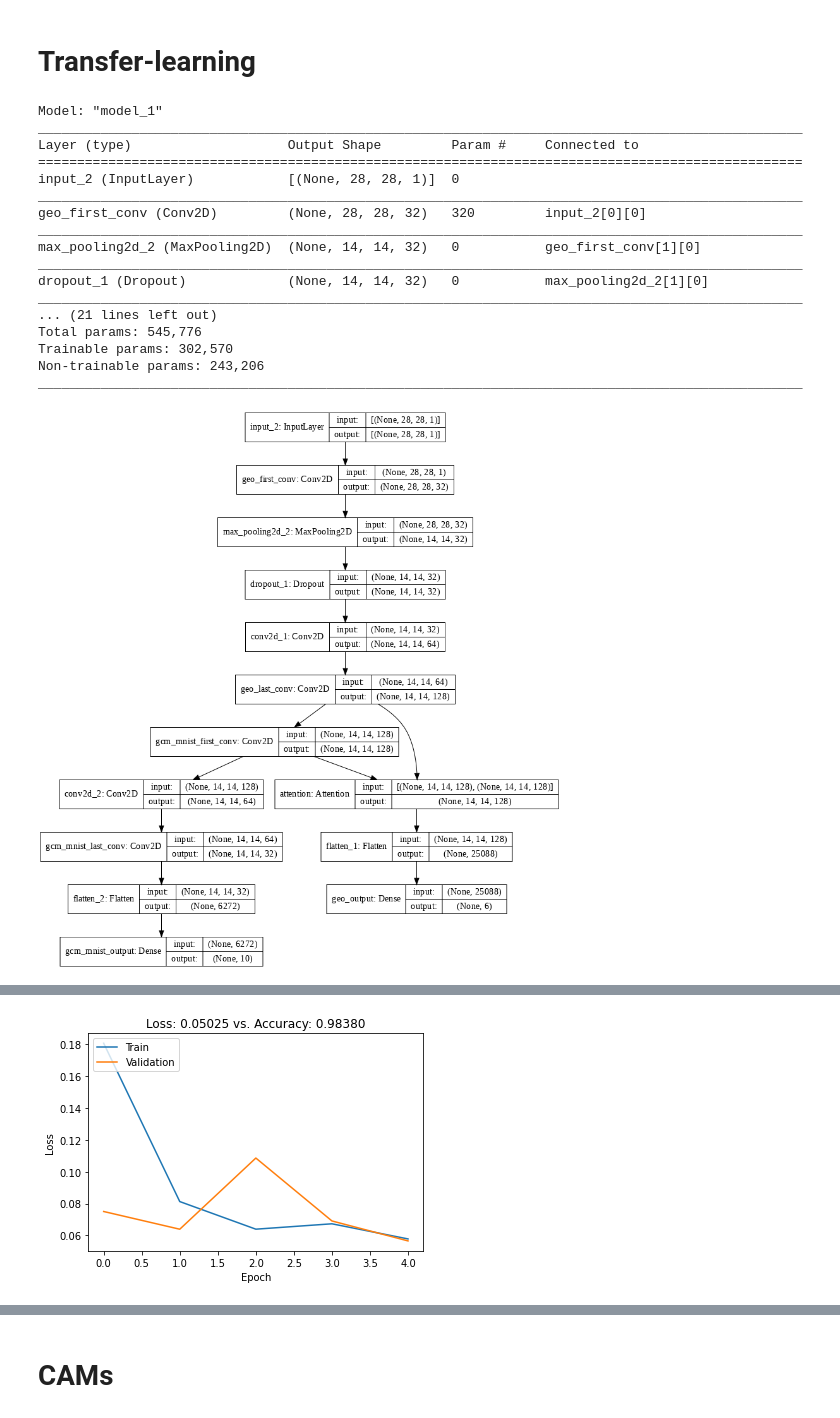
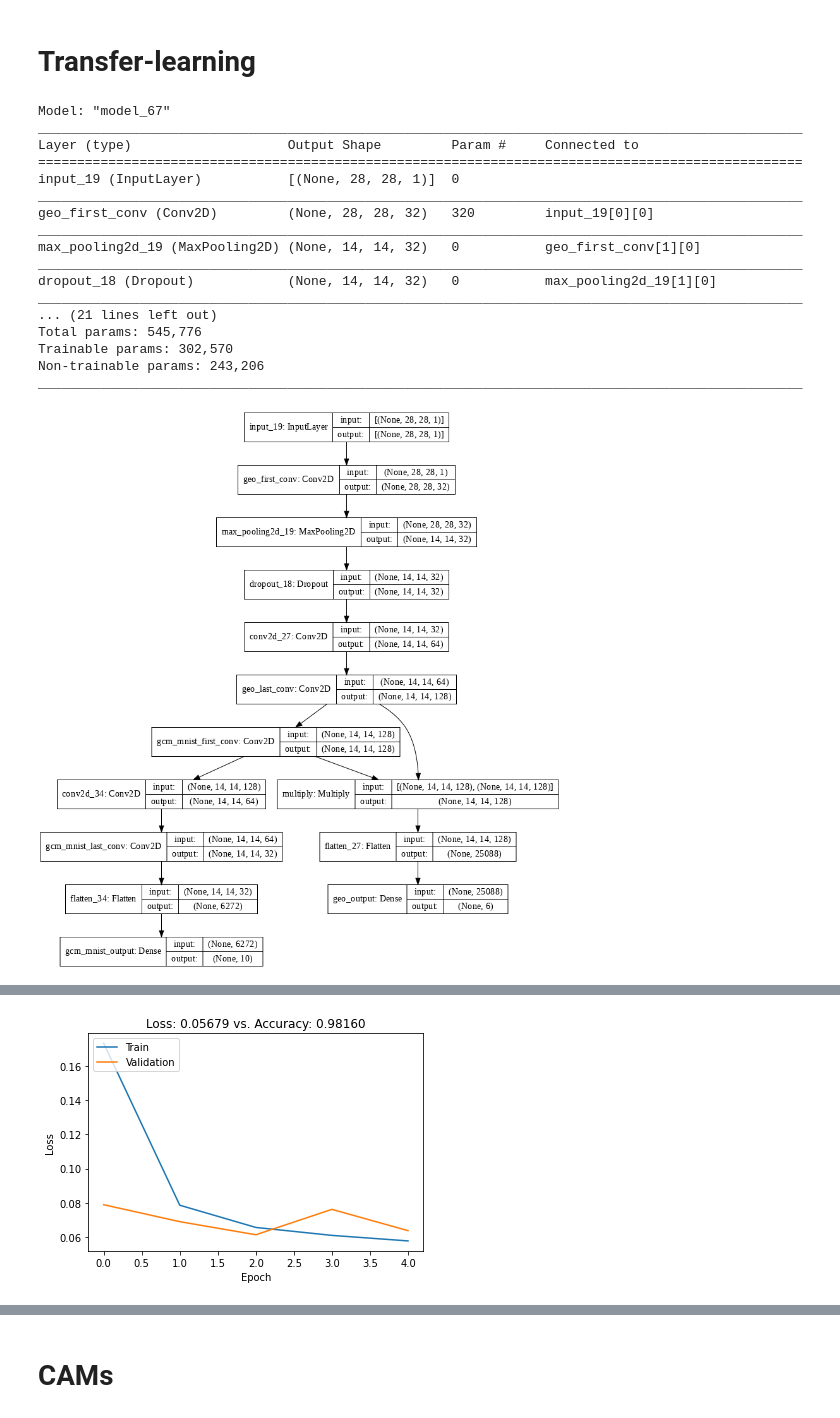
Before and after one commit to fsilvestrim/thesis, a Jupyter notebook: Geo_Cam.ipynb, the cells around one changed output, grey strips where cells are left out. Cells and saved outputs as stored; diff of their text form; code cells hidden in the pictures.

```diff
--- a/Geo_Cam.ipynb
+++ b/Geo_Cam.ipynb
@@ -381,36 +379,29 @@ show_prediction(image, truth, prediction, dataset[2])
 # %%
 geo_model_copy = copy_model(model_geo, False)
 input = geo_model_copy.input
-geo_last, geo2_last, last = None, None, None
+geo_last, geo2_last, last = input, None, None
 
-# utilize a lambda layer to convert the 3 channel input to a
-# grayscale representation
-# x = Lambda(lambda c: tf.image.rgb_to_grayscale(c))(inputs)
+# utilize a lambda layer to convert the 3 channel input to a grayscale representation
+# geo_last = layers.Lambda(lambda c: tf.image.rgb_to_grayscale(c))(input)
 
 for layer in get_cam_layers(geo_model_copy)[0]:
   layer.trainable = False
-  geo_last = layer(input) if geo_last is None else layer(geo_last)
+  geo_last = layer(geo_last)
 
-# merged_input = layers.Add()([geo_last, input])
-# geo_last = layers.Dense(6272, activation='relu')(geo_last)
-# last = layers.Reshape((28,28,784))(last)
-# last = geo_last_cnn
 last = layers.Conv2D(filters=128, kernel_size=(3, 3), padding="same", activation="relu", name="gcm_mnist_first_conv")(geo_last)
-piggi_back = layers.Attention(causal=True, dropout=0)([geo_last, last])
-# piggi_back = layers.Add()([geo_last, last])
+
+# piggi_back = layers.Attention(causal=True, dropout=0)([geo_last, last])
+piggi_back = layers.Multiply()([geo_last, last])
+piggi_back.trainable = False
 
 for layer in get_cam_layers(geo_model_copy)[1]:
   layer.trainable = False
   geo2_last = layer(piggi_back) if geo2_last is None else layer(geo2_last)
 
-# last = layers.MaxPooling2D(pool_size=(2, 2), strides=(2,2))(last)
-# last = layers.Dropout(0.4)(last)
 last = layers.Conv2D(filters=64, kernel_size=(3, 3), padding="same", activation="relu")(last)
-# last = layers.MaxPooling2D(pool_size=(2, 2), strides=(2,2))(last)
-# last = layers.Dropout(0.4)(last)
 last = layers.Conv2D(filters=32, kernel_size=(3, 3), padding="same", activation="relu", name="gcm_mnist_last_conv")(last)
+
 last = layers.Flatten()(last)
-# last = layers.Multiply()([last, geo_last]) #geo
 last = layers.Dense(mnist_num_classes, activation="softmax", name="gcm_mnist_output")(last)
 
 model_gcm = Model(inputs=input, outputs=last)
@@ -431,22 +422,22 @@ print("Training took: %.2f seconds" % (time.perf_counter() - start_time))
 score_gcm = model_gcm.evaluate(mnist_test[0], mnist_test[1], verbose=0)
 plot_model_score(score_gcm, history_geocam.history)
 # %% [output]
-Model: "model_1"
+Model: "model_67"
 __________________________________________________________________________________________________
 Layer (type)                    Output Shape         Param #     Connected to
 ==================================================================================================
-input_2 (InputLayer)            [(None, 28, 28, 1)]  0
+input_19 (InputLayer)           [(None, 28, 28, 1)]  0
 __________________________________________________________________________________________________
-geo_first_conv (Conv2D)         (None, 28, 28, 32)   320         input_2[0][0]
+geo_first_conv (Conv2D)         (None, 28, 28, 32)   320         input_19[0][0]
 __________________________________________________________________________________________________
-max_pooling2d_2 (MaxPooling2D)  (None, 14, 14, 32)   0           geo_first_conv[1][0]
+max_pooling2d_19 (MaxPooling2D) (None, 14, 14, 32)   0           geo_first_conv[1][0]
 __________________________________________________________________________________________________
-dropout_1 (Dropout)             (None, 14, 14, 32)   0           max_pooling2d_2[1][0]
+dropout_18 (Dropout)            (None, 14, 14, 32)   0           max_pooling2d_19[1][0]
 __________________________________________________________________________________________________
 ... (21 lines left out)
 Total params: 545,776
 Trainable params: 302,570
 Non-trainable params: 243,206
 __________________________________________________________________________________________________
-[figure, old version]
+[figure, new version]
 Epoch 1/5
@@ -463,4 +454,4 @@ Training took: 21.02 seconds
-[figure, old version]
+[figure, new version]
 # %%
 image, label, prediction, _ = get_prediction(model_gcm, mnist_test)
 show_prediction(image, label, prediction)
```
Also changed, not shown: parts of 12 cells of this notebook.
